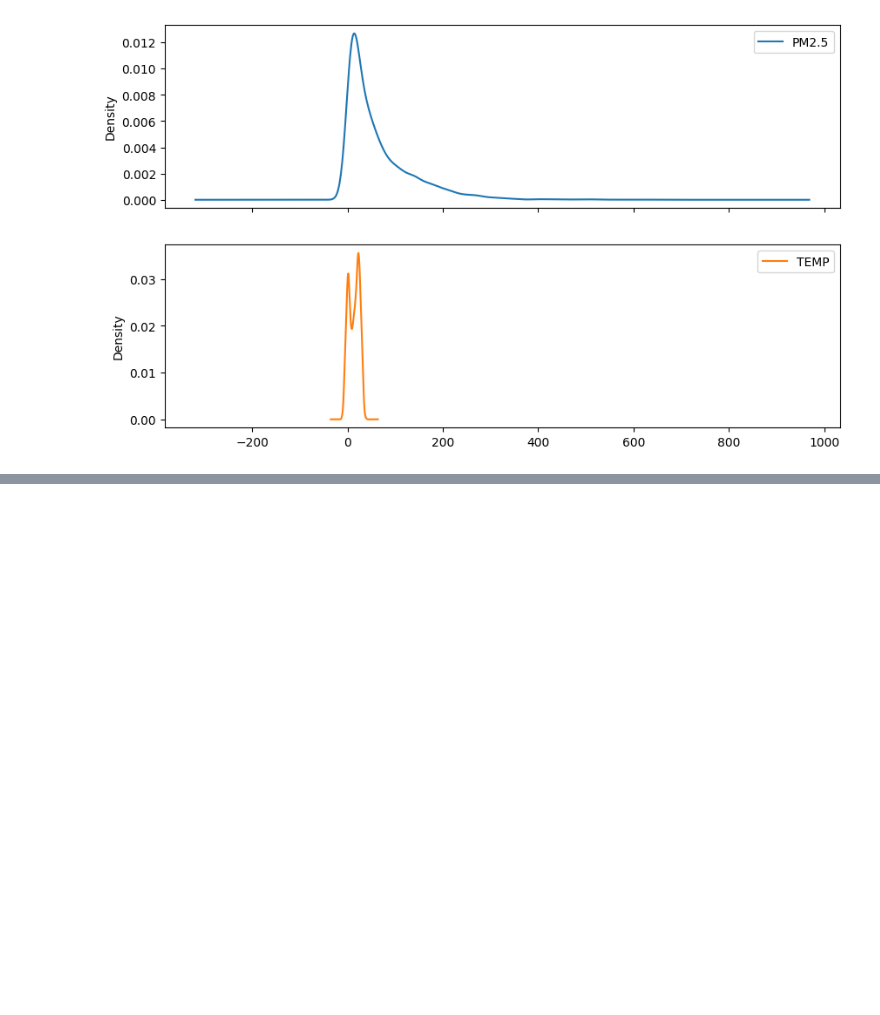
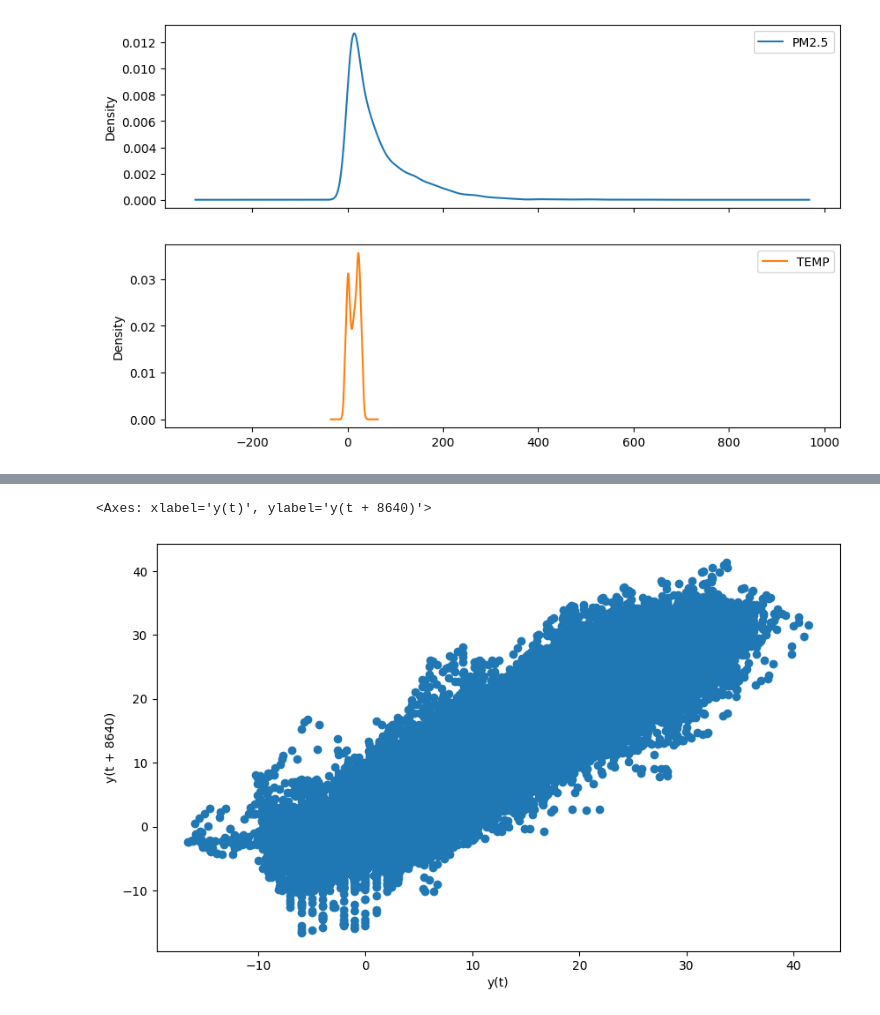
Before and after one commit to FahimS45/ML_projects_under_development, a Jupyter notebook: Anomaly Detection on Time Series Analysis/Time Series EDA.ipynb, the cells around one changed output, grey strips where cells are left out. Saved outputs shown, nothing was run; the diff lists cells and outputs as text; code cells hidden in the pictures; blank space fills up the shorter version.

```diff
--- a/Anomaly Detection on Time Series Analysis/Time Series EDA.ipynb
+++ b/Anomaly Detection on Time Series Analysis/Time Series EDA.ipynb
@@ -275,0 +291,5 @@ array([<Axes: ylabel='Density'>, <Axes: ylabel='Density'>], dtype=object)
+# %%
+pd.plotting.lag_plot(df_AIQ['TEMP'], lag=8640)
+# %% [output]
+<Axes: xlabel='y(t)', ylabel='y(t + 8640)'>
+[figure, added]
```
Also changed, not shown: parts of 3 cells of this notebook.
